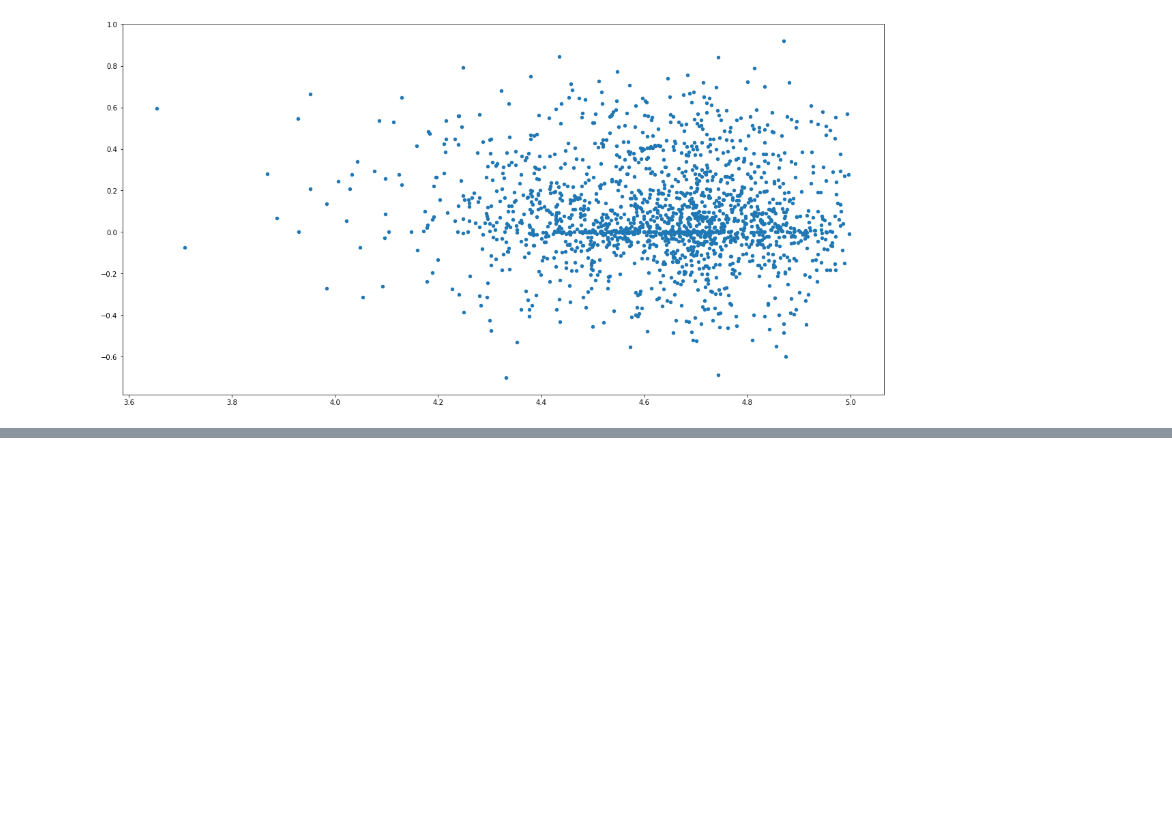
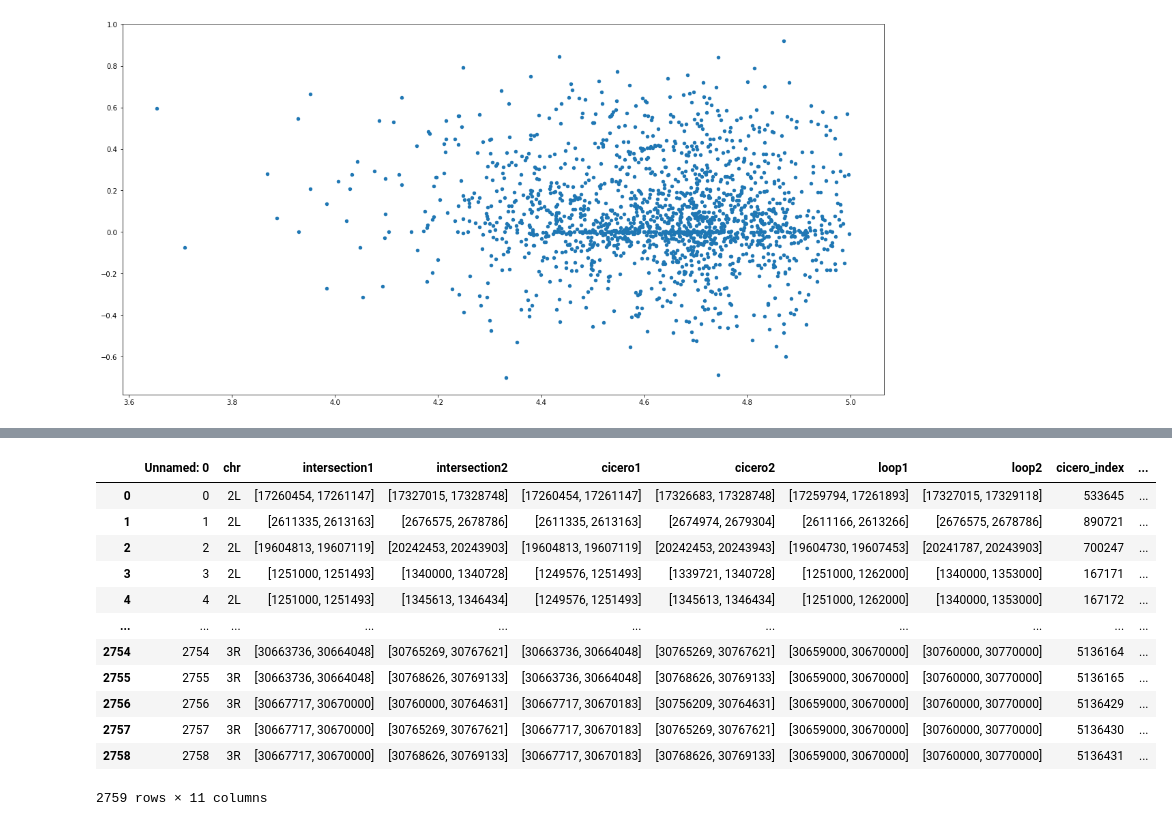
Before and after one commit to fishblish/enhancer-promoter-interactions, a Jupyter notebook: src/python/visualize_results.ipynb, the cells around one changed output, grey strips where cells are left out. Drawn from its saved outputs; the diff is of its cells as text; code cells hidden in the pictures; blank space fills up the shorter version.

```diff
--- a/src/python/visualize_results.ipynb
+++ b/src/python/visualize_results.ipynb
@@ -137 +131,17 @@ chromatin_loops_bigger_set.head()
+# %%
+results_long
+# %% [output]
+|  | Unnamed: 0 | chr | intersection1 | intersection2 | cicero1 | cicero2 | loop1 | loop2 | cicero_index | ... |
+| 0 | 0 | 2L | [17260454, 17261147] | [17327015, 17328748] | [17260454, 17261147] | [17326683, 17328748] | [17259794, 17261893] | [17327015, 17329118] | 533645 | ... |
+| 1 | 1 | 2L | [2611335, 2613163] | [2676575, 2678786] | [2611335, 2613163] | [2674974, 2679304] | [2611166, 2613266] | [2676575, 2678786] | 890721 | ... |
+| 2 | 2 | 2L | [19604813, 19607119] | [20242453, 20243903] | [19604813, 19607119] | [20242453, 20243943] | [19604730, 19607453] | [20241787, 20243903] | 700247 | ... |
+| 3 | 3 | 2L | [1251000, 1251493] | [1340000, 1340728] | [1249576, 1251493] | [1339721, 1340728] | [1251000, 1262000] | [1340000, 1353000] | 167171 | ... |
+| 4 | 4 | 2L | [1251000, 1251493] | [1345613, 1346434] | [1249576, 1251493] | [1345613, 1346434] | [1251000, 1262000] | [1340000, 1353000] | 167172 | ... |
+| ... | ... | ... | ... | ... | ... | ... | ... | ... | ... | ... |
+| 2754 | 2754 | 3R | [30663736, 30664048] | [30765269, 30767621] | [30663736, 30664048] | [30765269, 30767621] | [30659000, 30670000] | [30760000, 30770000] | 5136164 | ... |
+| 2755 | 2755 | 3R | [30663736, 30664048] | [30768626, 30769133] | [30663736, 30664048] | [30768626, 30769133] | [30659000, 30670000] | [30760000, 30770000] | 5136165 | ... |
+| 2756 | 2756 | 3R | [30667717, 30670000] | [30760000, 30764631] | [30667717, 30670183] | [30756209, 30764631] | [30659000, 30670000] | [30760000, 30770000] | 5136429 | ... |
+| 2757 | 2757 | 3R | [30667717, 30670000] | [30765269, 30767621] | [30667717, 30670183] | [30765269, 30767621] | [30659000, 30670000] | [30760000, 30770000] | 5136430 | ... |
+| 2758 | 2758 | 3R | [30667717, 30670000] | [30768626, 30769133] | [30667717, 30670183] | [30768626, 30769133] | [30659000, 30670000] | [30760000, 30770000] | 5136431 | ... |
+2759 rows × 11 columns
 # %%
```
Also changed, not shown: parts of 17 cells of this notebook, 1 other file.
